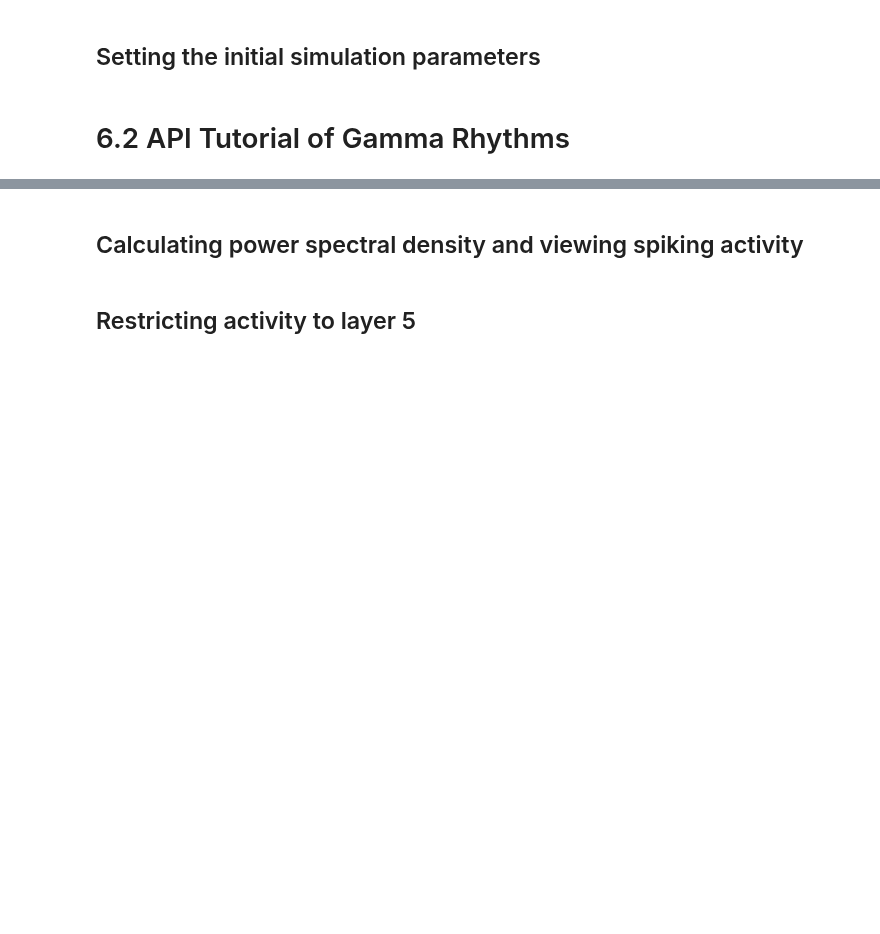
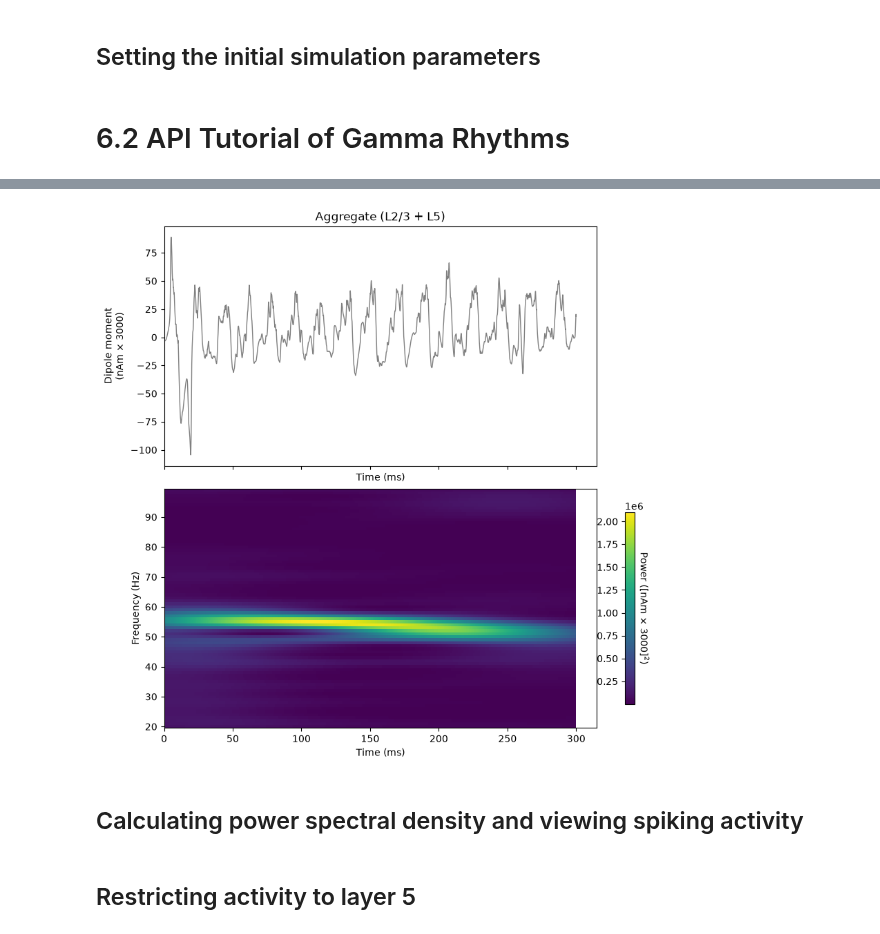
Before and after one commit to jonescompneurolab/textbook, a Jupyter notebook: Gamma-tutorial/HNN_Gamma_Tutorial_hnn_core_v3.ipynb, the cells around one changed output, grey strips where cells are left out. Saved outputs shown, nothing was run; the diff lists cells and outputs as text; code cells hidden in the pictures; blank space fills up the shorter version.

```diff
--- a/Gamma-tutorial/HNN_Gamma_Tutorial_hnn_core_v3.ipynb
+++ b/Gamma-tutorial/HNN_Gamma_Tutorial_hnn_core_v3.ipynb
@@ -48,0 +63,6 @@ Begin by starting the HNN GUI. See our [Installation page](../01_getting_started
+# %%
+# If you have already downloaded the gamma network files
+# to your own directory, then please change this path to
+# point to where you downloaded the files, and you can skip
+# the next code cell.
+local_gamma_network_files_directory = Path.cwd() / "gamma_network_files"
@@ -166,17 +182,27 @@ KeyboardInterrupt:
 # %%
 # -----------------------------------------------------------------------
 # Reproduce the GUI's "Dipole Spectrogram" figure: raw dipole waveform on
 # top, Morlet time-frequency representation below. We omit the first
 # tmin=50 ms transient before any spectral analysis.
 # -----------------------------------------------------------------------
 fig, axes = plt.subplots(2, 1, sharex=True, figsize=(8, 8), constrained_layout=True)
 
-dpl.plot(tmin=tmin, ax=axes[0], layer='agg', show=False)
+dpl.plot(tmin=0, ax=axes[0], layer='agg', show=False)
 axes[0].set_title('Aggregate (L2/3 + L5)')
 
-dpl.plot_tfr_morlet(freqs, n_cycles=7, tmin=tmin, layer='agg', ax=axes[1], show=False)
+dpl.plot_tfr_morlet(
+    freqs,
+    n_cycles=freqs / 2.0,
+    tmin=tmin,
+    layer='agg',
+    ax=axes[1],
+    show=False,
+    colormap='viridis'
+)
 
 plt.show()
+# %% [output]
+[figure, added]
 # %% [markdown]
 ## Calculating power spectral density and viewing spiking activity
 # %%
```
Also changed, not shown: parts of 14 cells of this notebook, 1 other file.
